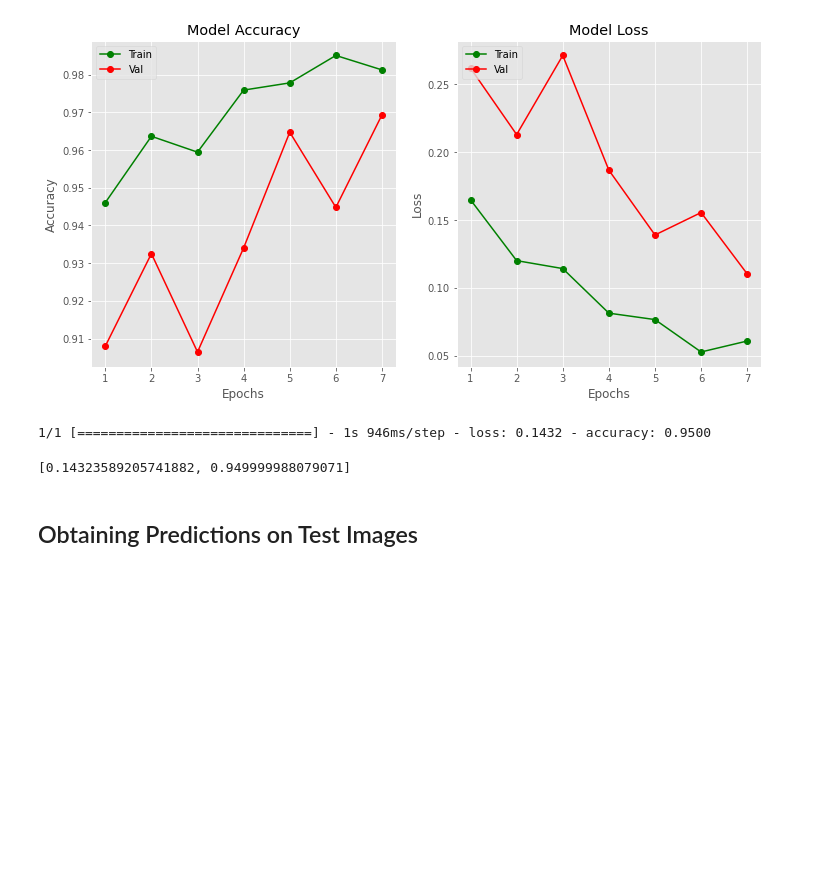
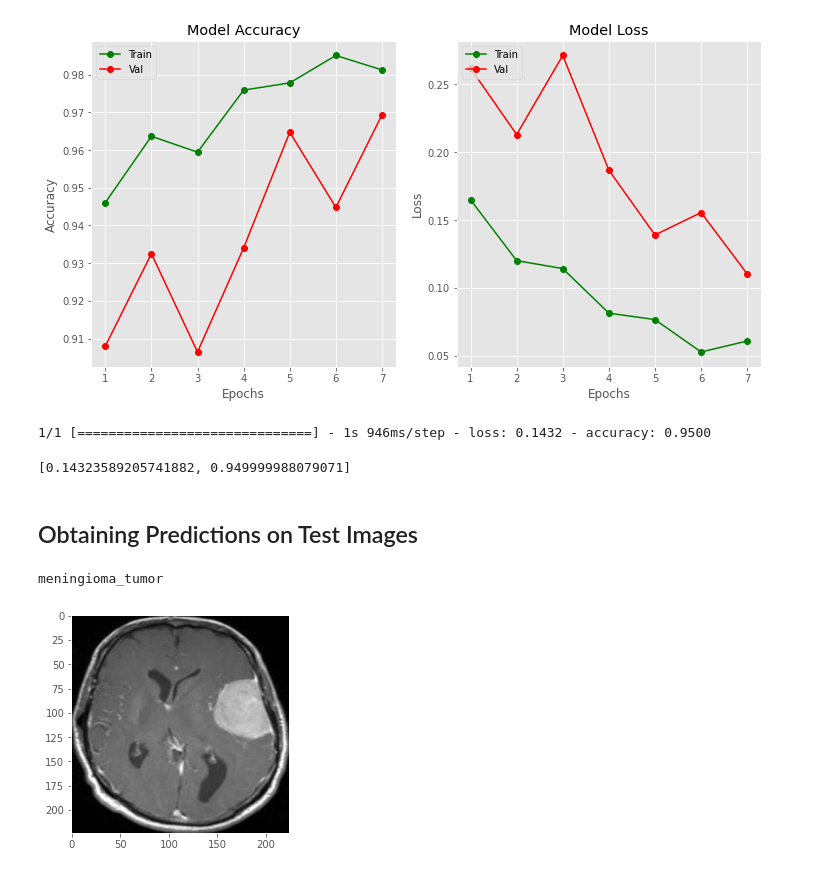
Before and after one commit to gaurisharma360/BRAIN_TUMOR, a Jupyter notebook: Brain_Tumor_Classification.ipynb, the cells around one changed output. Saved outputs shown, nothing was run; the diff lists cells and outputs as text; code cells hidden in the pictures; blank space fills up the shorter version.

Commit message:
tumor classification

```diff
--- a/Brain_Tumor_Classification.ipynb
+++ b/Brain_Tumor_Classification.ipynb
@@ -368,0 +367,15 @@ model.evaluate(test_data)
+# %%
+# Obtain Predictions on Test Images
+class_dict={0:"glioma_tumor",1:"meningioma_tumor",2:"no_tumor",3:"pituitary_tumor"}
+
+test_img1=cv2.imread("/content/Test_Data/meningioma_tumor/3.jpg")
+plt.imshow(test_img1)
+plt.grid(False)
+test_img1=np.expand_dims(test_img1,axis=0)
+pred=model.predict(test_img1)
+pred=np.argmax(pred)
+pred_class=class_dict[pred]
+print(pred_class)
+# %% [output]
+meningioma_tumor
+[figure, added]
```
Also changed, not shown: parts of 1 cell of this notebook.
